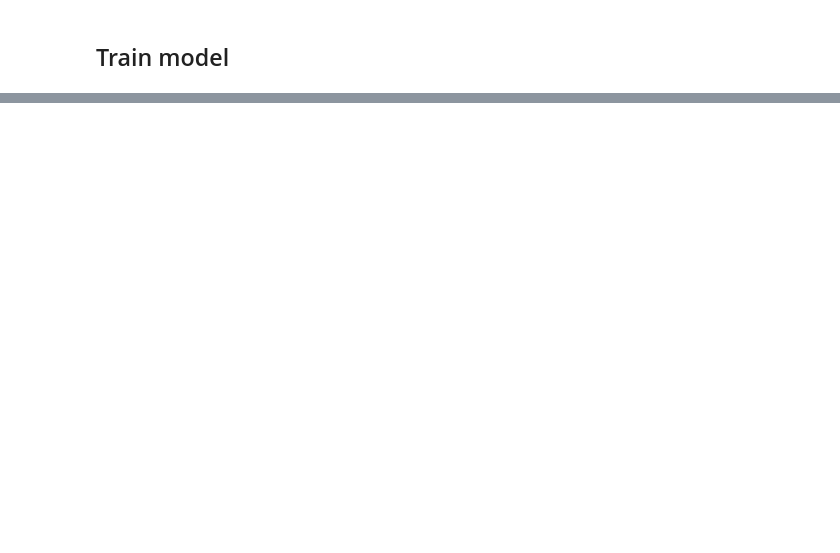
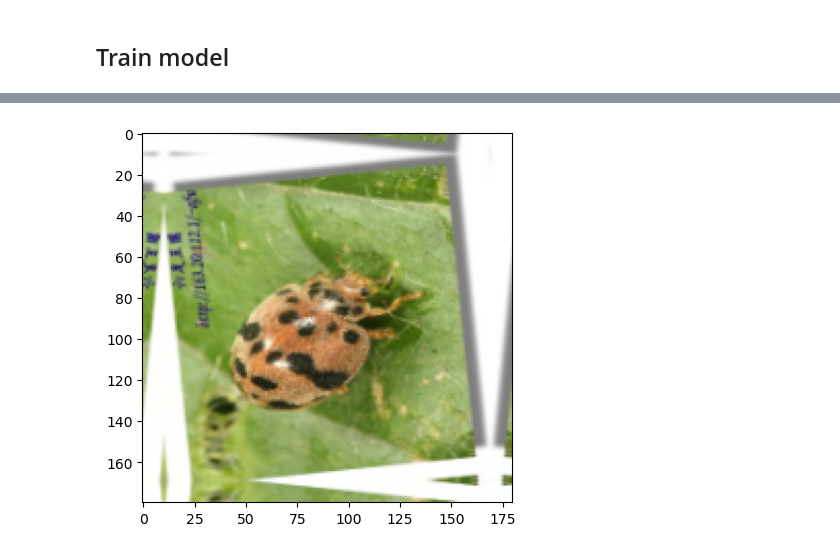
Before and after one commit to Yubi-Apps/MachineLearning, a Jupyter notebook: Yubi Classification.ipynb, the cells around one changed output, grey strips where cells are left out. Saved outputs shown, nothing was run; the diff lists cells and outputs as text; code cells hidden in the pictures; blank space fills up the shorter version.

```diff
--- a/Yubi Classification.ipynb
+++ b/Yubi Classification.ipynb
@@ -400,0 +420,18 @@ plt.show()
+# %%
+data_augmentation = keras.Sequential(
+  [
+    layers.RandomFlip('horizontal_and_vertical'),
+    layers.RandomRotation(0.3),
+    layers.RandomZoom(0.3),
+  ]
+)
+# %%
+# Apply data augmentation to a batch of images
+image_batch, label_batch = next(iter(train_ds))
+augmented_images = data_augmentation(image_batch)
+
+# Display the first image in the batch
+plt.imshow(augmented_images[0].numpy())
+plt.show()
+# %% [output]
+[figure, added]
```
Also changed, not shown: parts of 14 cells of this notebook.
